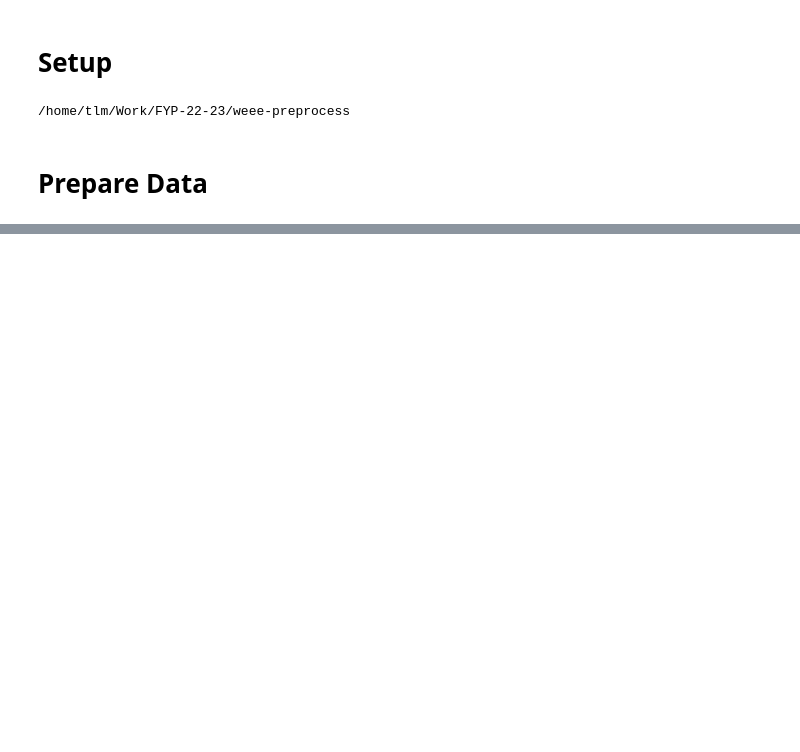
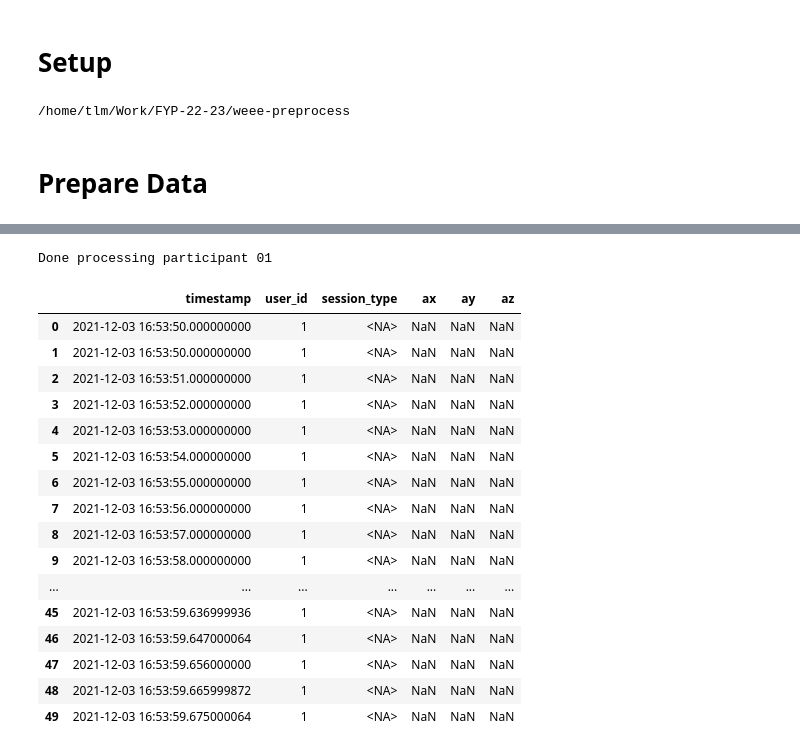
Before and after one commit to FYP-22-23-EEE/weee-preprocess, a Jupyter notebook: notebooks/EARBUDS/ACC.ipynb, the cells around one changed output, grey strips where cells are left out. Saved outputs shown, nothing was run; the diff lists cells and outputs as text; code cells hidden in the pictures; blank space fills up the shorter version.

```diff
--- a/notebooks/EARBUDS/ACC.ipynb
+++ b/notebooks/EARBUDS/ACC.ipynb
@@ -27,8 +20,0 @@ Timestamp('2021-12-03 17:29:13.382000128+0000', tz='UTC')
-# %%
-df = pd.concat([
-    left,
-    pd.DataFrame({
-        'timestamp': pd.date_range(df['timestamp'].iloc[0], df['timestamp'].iloc[-1], freq='100ms'),
-        'ax': np.nan, 'ay': np.nan, 'az': np.nan
-    })
-], axis=0).set_index('timestamp').sort_index()
@@ -51,0 +21,56 @@ df.rolling('30s', center=True, min_periods=30*10).mean()
+# %%
+dataset = DatasetVersion1()
+activity_encoder = StudyInfoEncoder(os.path.join(DATASET_DIR, "Study_Information.csv"))
+# %%
+def process_task(p):
+    left, right = dataset.earbud_acc(participant_id=p)
+
+    # pre touch ups
+    df = pd.concat([
+        right,
+        pd.DataFrame({
+            'timestamp': pd.date_range(right['timestamp'].iloc[0], right['timestamp'].iloc[-1], freq=f"1s", tz='UTC'),
+            'ax': np.nan, 'ay': np.nan, 'az': np.nan
+        })
+    ], axis=0).sort_values('timestamp').reset_index(drop=True)
+    df['timestamp'] = df['timestamp'].dt.tz_convert(None) # remove timezone info from timestamp
+
+    # process
+    df = df.rolling('60s', center=True, on="timestamp", min_periods=1).mean()
+    # set first and last 30 seconds to nan
+    df.iloc[df['timestamp'] < df['timestamp'].iloc[0] + parse_simple_timedelta("30s"), 1:] = np.nan
+    df.iloc[df['timestamp'] > df['timestamp'].iloc[-1] - parse_simple_timedelta("30s"), 1:] = np.nan
+
+    # post touch ups
+    df.insert(1, 'user_id', p)
+    df = activity_encoder.fit_activity_column(
+        df, p,
+        timestamp_column='timestamp',
+        activity_column='session_type',
+        activity_column_index=2
+    )
+    df = standardize_column_names(df)
+    print(f"Done processing participant {p:02d}")
+
+    return df
+# %%
+e4_acc = process_task(1)
+# %% [output]
+Done processing participant 01
+|  | timestamp | user_id | session_type | ax | ay | az |
+| 0 | 2021-12-03 16:53:50.000000000 | 1 | <NA> | NaN | NaN | NaN |
+| 1 | 2021-12-03 16:53:50.000000000 | 1 | <NA> | NaN | NaN | NaN |
+| 2 | 2021-12-03 16:53:51.000000000 | 1 | <NA> | NaN | NaN | NaN |
+| 3 | 2021-12-03 16:53:52.000000000 | 1 | <NA> | NaN | NaN | NaN |
+| 4 | 2021-12-03 16:53:53.000000000 | 1 | <NA> | NaN | NaN | NaN |
+| 5 | 2021-12-03 16:53:54.000000000 | 1 | <NA> | NaN | NaN | NaN |
+| 6 | 2021-12-03 16:53:55.000000000 | 1 | <NA> | NaN | NaN | NaN |
+| 7 | 2021-12-03 16:53:56.000000000 | 1 | <NA> | NaN | NaN | NaN |
+| 8 | 2021-12-03 16:53:57.000000000 | 1 | <NA> | NaN | NaN | NaN |
+| 9 | 2021-12-03 16:53:58.000000000 | 1 | <NA> | NaN | NaN | NaN |
+| ... | ... | ... | ... | ... | ... | ... |
+| 45 | 2021-12-03 16:53:59.636999936 | 1 | <NA> | NaN | NaN | NaN |
+| 46 | 2021-12-03 16:53:59.647000064 | 1 | <NA> | NaN | NaN | NaN |
+| 47 | 2021-12-03 16:53:59.656000000 | 1 | <NA> | NaN | NaN | NaN |
+| 48 | 2021-12-03 16:53:59.665999872 | 1 | <NA> | NaN | NaN | NaN |
+| 49 | 2021-12-03 16:53:59.675000064 | 1 | <NA> | NaN | NaN | NaN |
```
Also changed, not shown: parts of 11 cells of this notebook, 5 other files.
